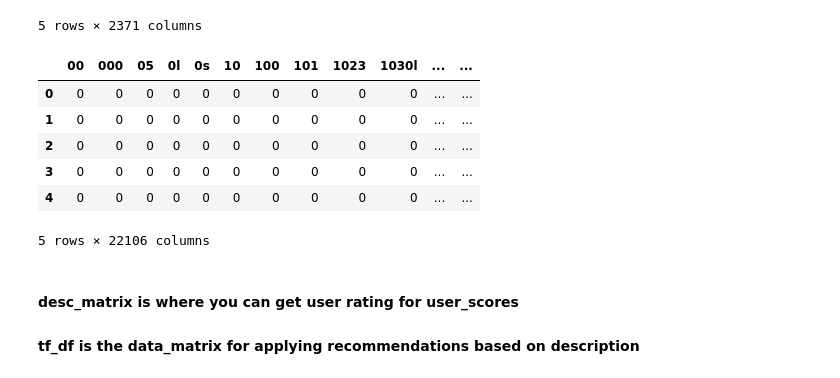
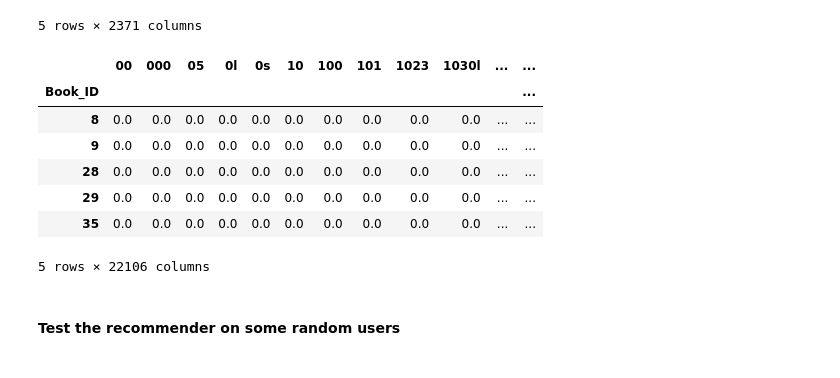
Before and after one commit to jpmartin22/Book-Recommender-System-Project-, a Jupyter notebook: book_crossing/Content-based.ipynb, the cells around one changed output. Drawn from its saved outputs; the diff is of its cells as text; code cells hidden in the pictures.

```diff
--- a/book_crossing/Content-based.ipynb
+++ b/book_crossing/Content-based.ipynb
@@ -136,7 +138,11 @@ books_with_desc.head()
 | 31 | 35 | The how of Pooh? The Tao of who? ... |
 # %%
 from sklearn.feature_extraction.text import CountVectorizer
+from sklearn.feature_extraction.text import TfidfTransformer
 
 vectorizer = CountVectorizer(stop_words = "english")
 vec_words = vectorizer.fit_transform(books_with_desc["Description"])
+
+tfidf = TfidfTransformer()
+vec_tfidf = tfidf.fit_transform(vec_words)
 # %%
@@ -144,7 +150,7 @@ vec_words.shape
 # %% [output]
 (2748, 22106)
 # %%
-tf_df = pd.DataFrame(vec_words.toarray(), columns=vectorizer.get_feature_names_out())
-tf_df.head()
+tfidf_desc = pd.DataFrame(vec_tfidf.toarray(), columns=vectorizer.get_feature_names_out(), index = books_with_desc["Book_ID"])
+tfidf_desc.head()
 # %% [output]
 |  | 00 | 000 | 05 | 0l | 0s | 10 | 100 | 101 | 1023 | 1030l | ... | ... |
@@ -220,17 +239,17 @@ desc_matrix.head()
 | 9 | 5.0 | 0.0 | 0.0 | 0.0 | 0.0 | 0.0 | 0.0 | 0.0 | 0.0 | 0.0 | ... | ... |
 5 rows × 2371 columns
 # %%
-tf_df.head()
+tfidf_desc.head()
 # %% [output]
 |  | 00 | 000 | 05 | 0l | 0s | 10 | 100 | 101 | 1023 | 1030l | ... | ... |
-| 0 | 0 | 0 | 0 | 0 | 0 | 0 | 0 | 0 | 0 | 0 | ... | ... |
-| 1 | 0 | 0 | 0 | 0 | 0 | 0 | 0 | 0 | 0 | 0 | ... | ... |
-| 2 | 0 | 0 | 0 | 0 | 0 | 0 | 0 | 0 | 0 | 0 | ... | ... |
-| 3 | 0 | 0 | 0 | 0 | 0 | 0 | 0 | 0 | 0 | 0 | ... | ... |
-| 4 | 0 | 0 | 0 | 0 | 0 | 0 | 0 | 0 | 0 | 0 | ... | ... |
+| Book_ID |  |  |  |  |  |  |  |  |  |  |  | ... |
+| 8 | 0.0 | 0.0 | 0.0 | 0.0 | 0.0 | 0.0 | 0.0 | 0.0 | 0.0 | 0.0 | ... | ... |
+| 9 | 0.0 | 0.0 | 0.0 | 0.0 | 0.0 | 0.0 | 0.0 | 0.0 | 0.0 | 0.0 | ... | ... |
+| 28 | 0.0 | 0.0 | 0.0 | 0.0 | 0.0 | 0.0 | 0.0 | 0.0 | 0.0 | 0.0 | ... | ... |
+| 29 | 0.0 | 0.0 | 0.0 | 0.0 | 0.0 | 0.0 | 0.0 | 0.0 | 0.0 | 0.0 | ... | ... |
+| 35 | 0.0 | 0.0 | 0.0 | 0.0 | 0.0 | 0.0 | 0.0 | 0.0 | 0.0 | 0.0 | ... | ... |
 5 rows × 22106 columns
 # %% [markdown]
-#### desc_matrix is where you can get user rating for user_scores
-#### tf_df is the data_matrix for applying recommendations based on description
+#### Test the recommender on some random users
 # %%
 # desc_matrix is where you can get user rating for user_scores
```
Also changed, not shown: parts of 12 cells of this notebook.
